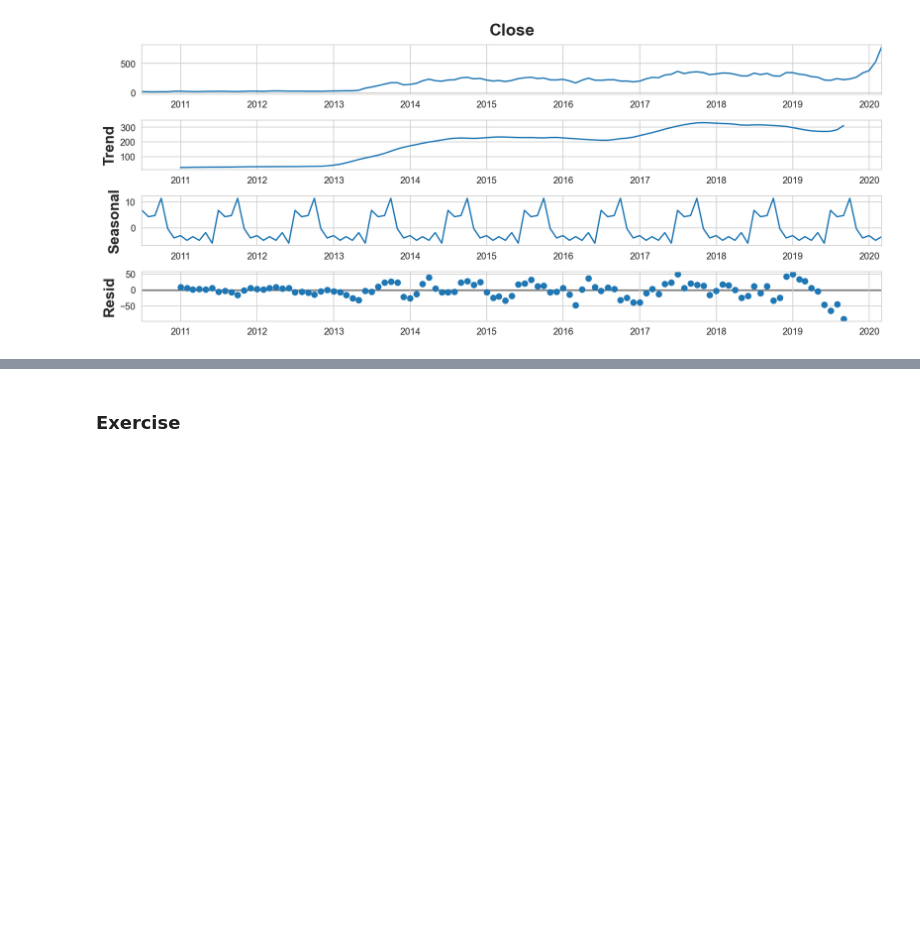
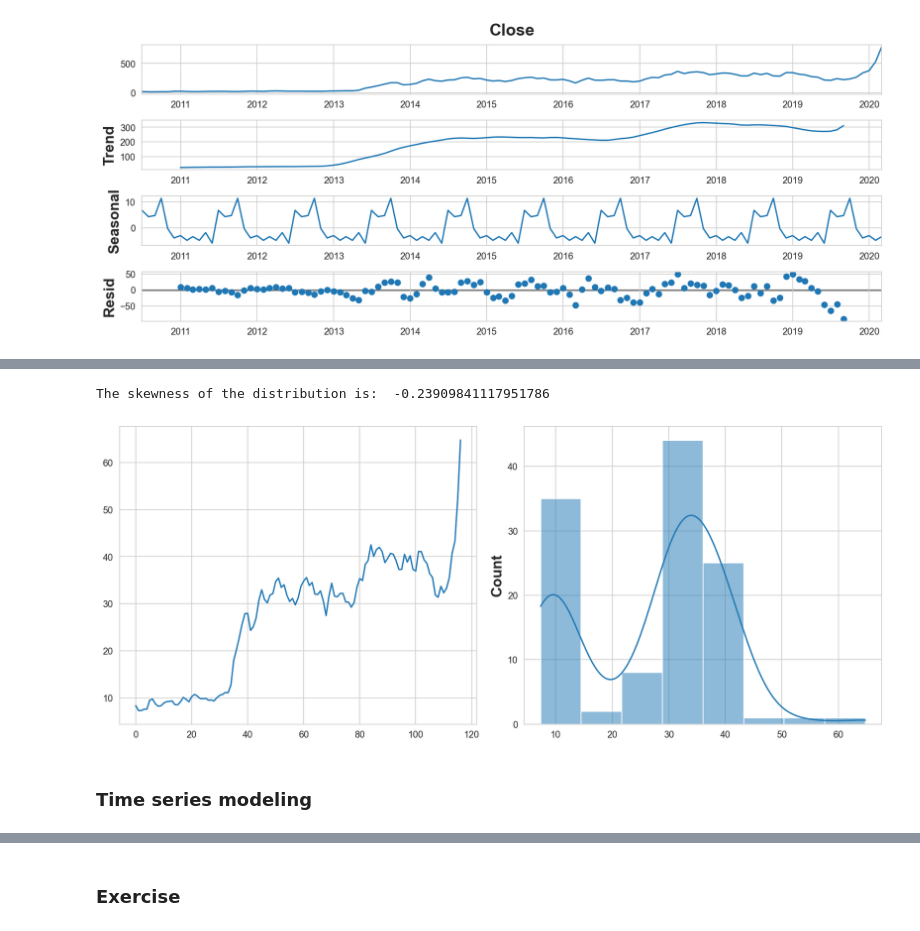
Before and after one commit to JudsonMorgan/Python-for-Data-Analyst, a Jupyter notebook: Tesla-Stock-Market-Analysis.ipynb, the cells around one changed output, grey strips where cells are left out. Cells and saved outputs as stored; diff of their text form; code cells hidden in the pictures; blank space fills up the shorter version.

```diff
--- a/Tesla-Stock-Market-Analysis.ipynb
+++ b/Tesla-Stock-Market-Analysis.ipynb
@@ -204,0 +222,7 @@ fig.plot();
+# %%
+hist_plot(box_cox_close)
+# %% [output]
+The skewness of the distribution is:  -0.23909841117951786
+[figure, added]
+# %% [markdown]
+### Time series modeling
```
Also changed, not shown: parts of 11 cells of this notebook.
